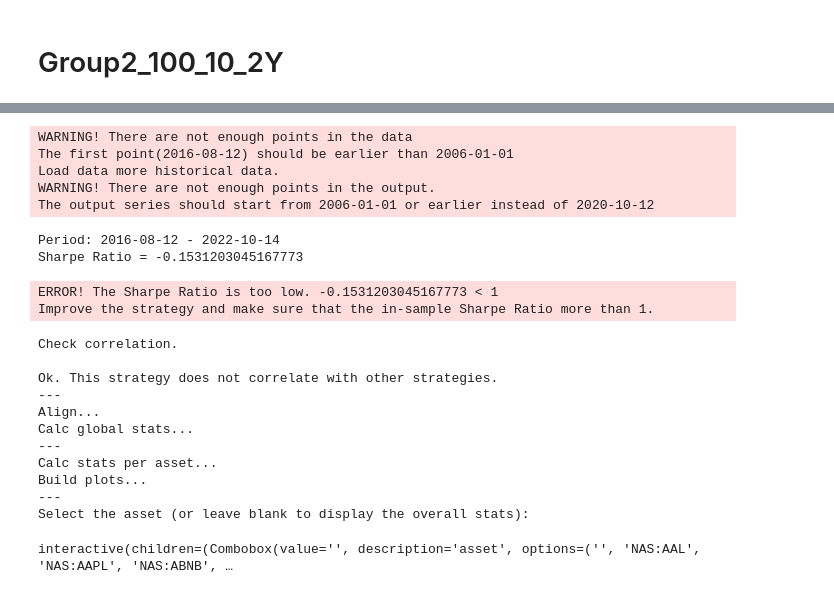
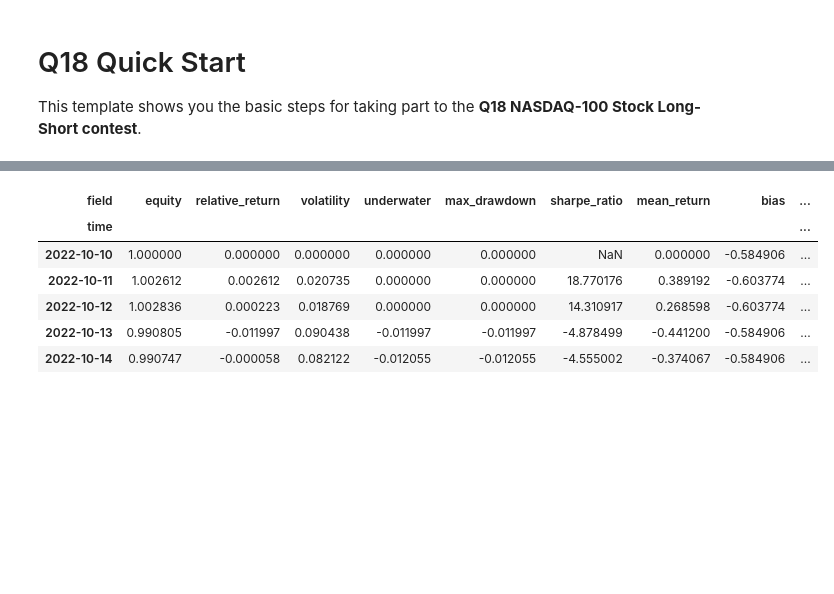
Before and after one commit to dabonilla/AlgorithmsUN2022II, a Jupyter notebook: Quiz6/Group2_100_10_2Y.ipynb, the cells around one changed output, grey strips where cells are left out. Drawn from its saved outputs; the diff is of its cells as text; code cells hidden in the pictures; blank space fills up the shorter version.

```diff
--- a/Quiz6/Group2_100_10_2Y.ipynb
+++ b/Quiz6/Group2_100_10_2Y.ipynb
@@ -1,37 +1,35 @@
 # %% [markdown]
 <a href="https://colab.research.google.com/github/dabonilla/AlgorithmsUN2022II/blob/main/Quiz6/Group2_100_10_2Y.ipynb" target="_parent"><img src="https://colab.research.google.com/assets/colab-badge.svg" alt="Open In Colab"/></a>
-# %% [markdown]
-# Group2_100_10_2Y
+# %% [markdown]
+# Q18 Quick Start
+
+This template shows you the basic steps for taking part to the **Q18 NASDAQ-100 Stock Long-Short contest**.
 # %%
 import xarray as xr
 
 import qnt.ta as qnta
-import qnt.backtester as qnbt
 import qnt.data as qndata
+import qnt.output as qnout
+import qnt.stats as qns
 
-def load_data(period):
-    return qndata.stocks.load_ndx_data(tail=period)
+data = qndata.stocks.load_ndx_data(min_date="2020-10-10")
 
+close     = data.sel(field="close")
+is_liquid = data.sel(field="is_liquid")
+sma_slow  = qnta.sma(close, 100)
+sma_fast  = qnta.sma(close, 10)
+weights   = xr.where(sma_slow < sma_fast, 1, -1)
+weights   = weights * is_liquid
 
+weights = qnout.clean(weights, data, "stocks_nasdaq100")
 
-def strategy(data):
-    close     = data.sel(field="close")
-    is_liquid = data.sel(field="is_liquid")
-    sma_slow  = qnta.sma(close, 100).isel(time=-1)
-    sma_fast  = qnta.sma(close, 10).isel(time=-1)
-    weights   = xr.where(sma_slow < sma_fast, 1, -1)
-    weights   = weights * is_liquid
-    return weights
+# calc stats
+stats = qns.calc_stat(data, weights.sel(time=slice("2022-10-10", None)))
+display(stats.to_pandas().tail())
 
+# graph
+performance = stats.to_pandas()["equity"]
+import qnt.graph as qngraph
 
-
-weights = qnbt.backtest(
-    competition_type = "stocks_nasdaq100",
-    load_data        = load_data,
-    lookback_period  = 365*4,
-    start_date       = "2020-10-10",
-    strategy         = strategy,
-    analyze          = True,
-    build_plots      = True
-)
+qngraph.make_plot_filled(performance.index, performance, name="PnL (Equity)", type="log")
 # %% [output]
@@ -73,21 +47,7 @@ Check the sharpe ratio...
-WARNING! There are not enough points in the data
-The first point(2016-08-12) should be earlier than 2006-01-01
-Load data more historical data.
-WARNING! There are not enough points in the output.
-The output series should start from 2006-01-01 or earlier instead of 2020-10-12
-Period: 2016-08-12 - 2022-10-14
-Sharpe Ratio = -0.1531203045167773
-ERROR! The Sharpe Ratio is too low. -0.1531203045167773 < 1
-Improve the strategy and make sure that the in-sample Sharpe Ratio more than 1.
-Check correlation.
-
-Ok. This strategy does not correlate with other strategies.
----
-Align...
-Calc global stats...
----
-Calc stats per asset...
-Build plots...
----
-Select the asset (or leave blank to display the overall stats):
-interactive(children=(Combobox(value='', description='asset', options=('', 'NAS:AAL', 'NAS:AAPL', 'NAS:ABNB', …
+| field | equity | relative_return | volatility | underwater | max_drawdown | sharpe_ratio | mean_return | bias | ... |
+| time |  |  |  |  |  |  |  |  | ... |
+| 2022-10-10 | 1.000000 | 0.000000 | 0.000000 | 0.000000 | 0.000000 | NaN | 0.000000 | -0.584906 | ... |
+| 2022-10-11 | 1.002612 | 0.002612 | 0.020735 | 0.000000 | 0.000000 | 18.770176 | 0.389192 | -0.603774 | ... |
+| 2022-10-12 | 1.002836 | 0.000223 | 0.018769 | 0.000000 | 0.000000 | 14.310917 | 0.268598 | -0.603774 | ... |
+| 2022-10-13 | 0.990805 | -0.011997 | 0.090438 | -0.011997 | -0.011997 | -4.878499 | -0.441200 | -0.584906 | ... |
+| 2022-10-14 | 0.990747 | -0.000058 | 0.082122 | -0.012055 | -0.012055 | -4.555002 | -0.374067 | -0.584906 | ... |
```
Also changed, not shown: parts of 2 cells of this notebook.
